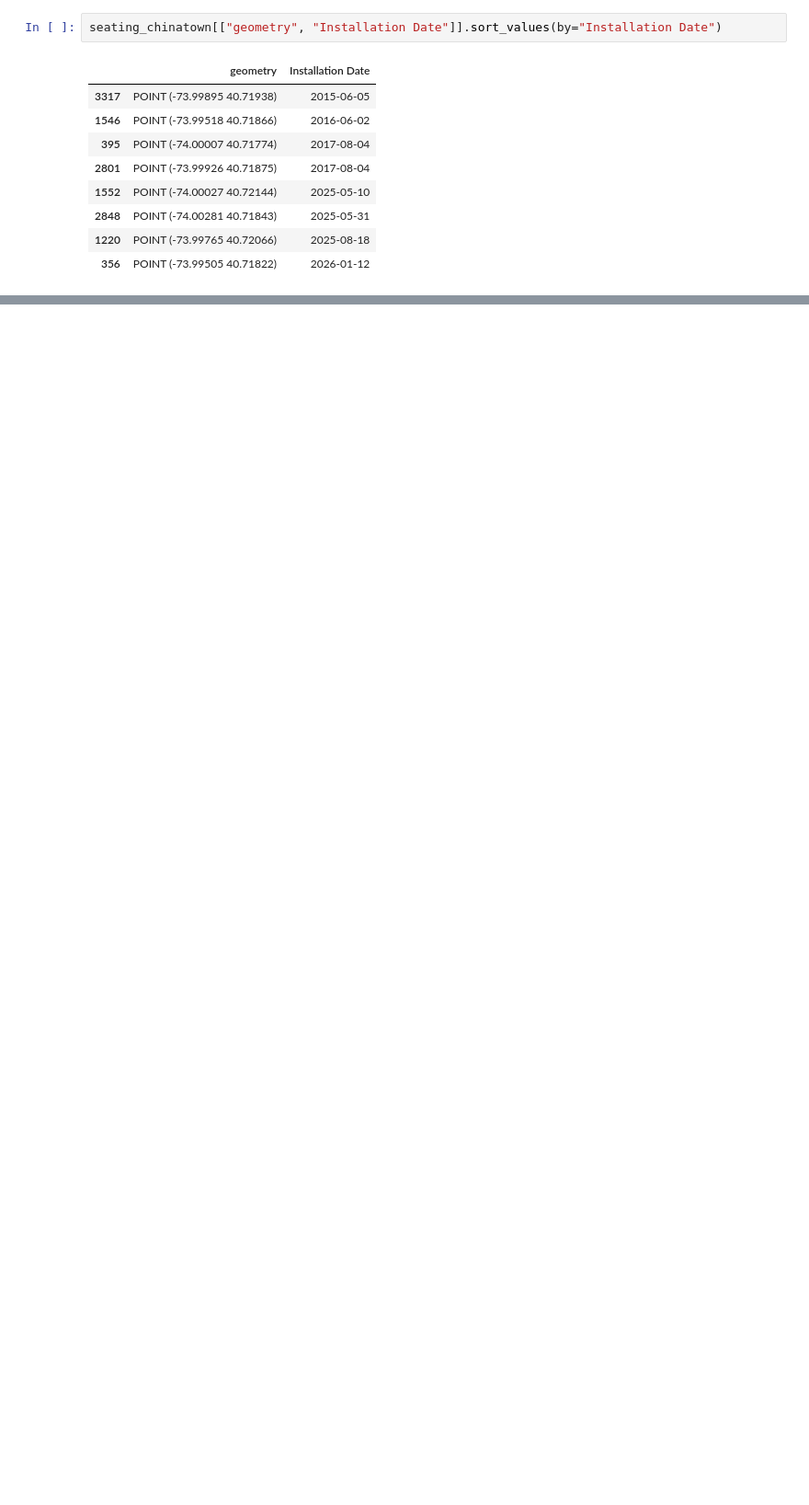
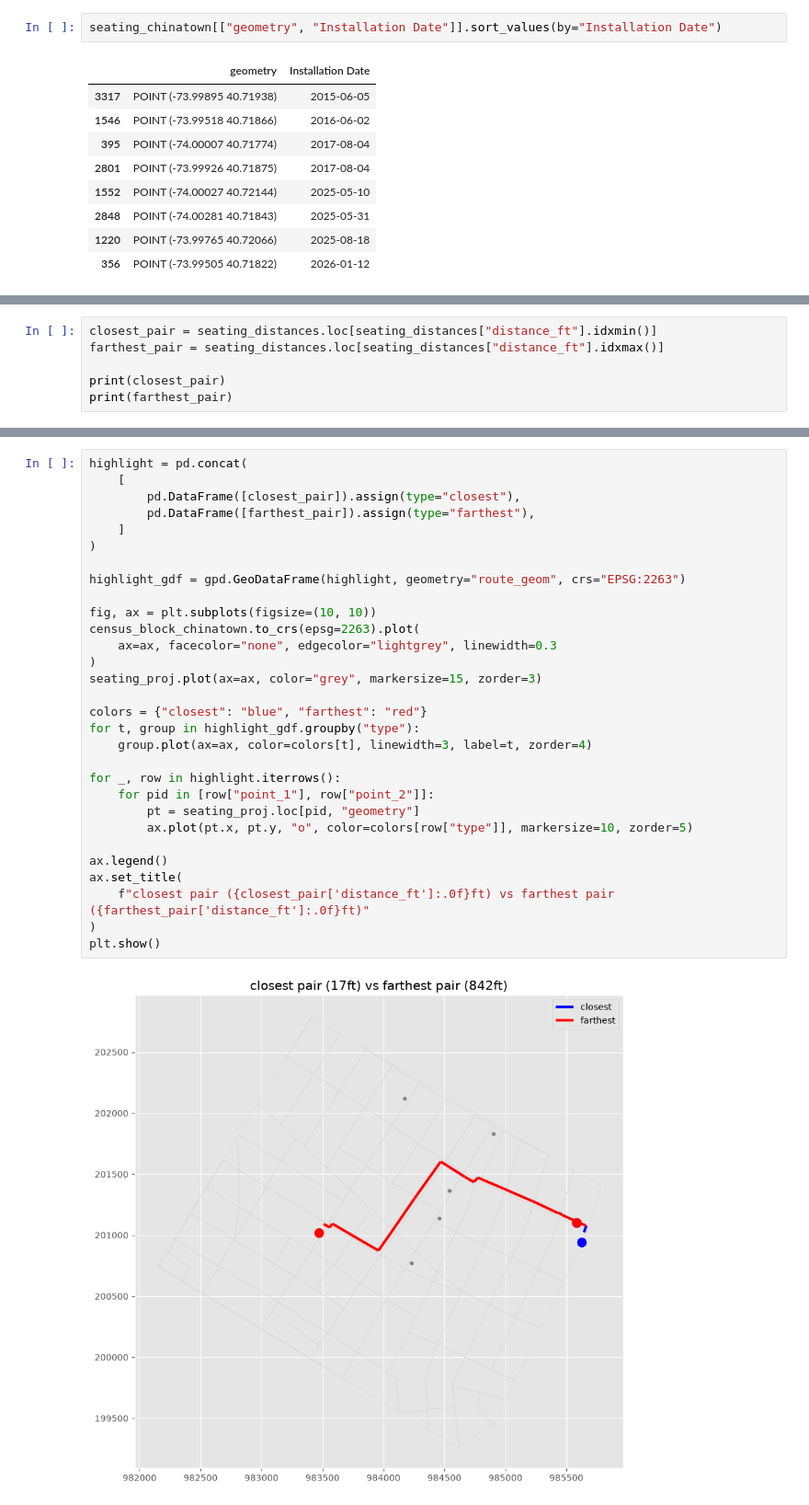
Before and after one commit to rachelshin-works/cdp-mapping-systems, a Jupyter notebook: Assignment_rachel/chinatown_seating_locations.ipynb, the cells around one changed output, grey strips where cells are left out. Shown at 92% size. Saved outputs shown, nothing was run; the diff lists cells and outputs as text; blank space fills up the shorter version.

```diff
--- a/Assignment_rachel/chinatown_seating_locations.ipynb
+++ b/Assignment_rachel/chinatown_seating_locations.ipynb
@@ -440,0 +540,6 @@ seating_chinatown[["geometry", "Installation Date"]].sort_values(by="Installatio
+# %%
+closest_pair = seating_distances.loc[seating_distances["distance_ft"].idxmin()]
+farthest_pair = seating_distances.loc[seating_distances["distance_ft"].idxmax()]
+
+print(closest_pair)
+print(farthest_pair)
@@ -440,0 +557,32 @@ seating_chinatown[["geometry", "Installation Date"]].sort_values(by="Installatio
+# %%
+highlight = pd.concat(
+    [
+        pd.DataFrame([closest_pair]).assign(type="closest"),
+        pd.DataFrame([farthest_pair]).assign(type="farthest"),
+    ]
+)
+
+highlight_gdf = gpd.GeoDataFrame(highlight, geometry="route_geom", crs="EPSG:2263")
+
+fig, ax = plt.subplots(figsize=(10, 10))
+census_block_chinatown.to_crs(epsg=2263).plot(
+    ax=ax, facecolor="none", edgecolor="lightgrey", linewidth=0.3
+)
+seating_proj.plot(ax=ax, color="grey", markersize=15, zorder=3)
+
+colors = {"closest": "blue", "farthest": "red"}
+for t, group in highlight_gdf.groupby("type"):
+    group.plot(ax=ax, color=colors[t], linewidth=3, label=t, zorder=4)
+
+for _, row in highlight.iterrows():
+    for pid in [row["point_1"], row["point_2"]]:
+        pt = seating_proj.loc[pid, "geometry"]
+        ax.plot(pt.x, pt.y, "o", color=colors[row["type"]], markersize=10, zorder=5)
+
+ax.legend()
+ax.set_title(
+    f"closest pair ({closest_pair['distance_ft']:.0f}ft) vs farthest pair ({farthest_pair['distance_ft']:.0f}ft)"
+)
+plt.show()
+# %% [output]
+[figure, added]
```
Also changed, not shown: parts of 12 cells of this notebook, 6 other files.
